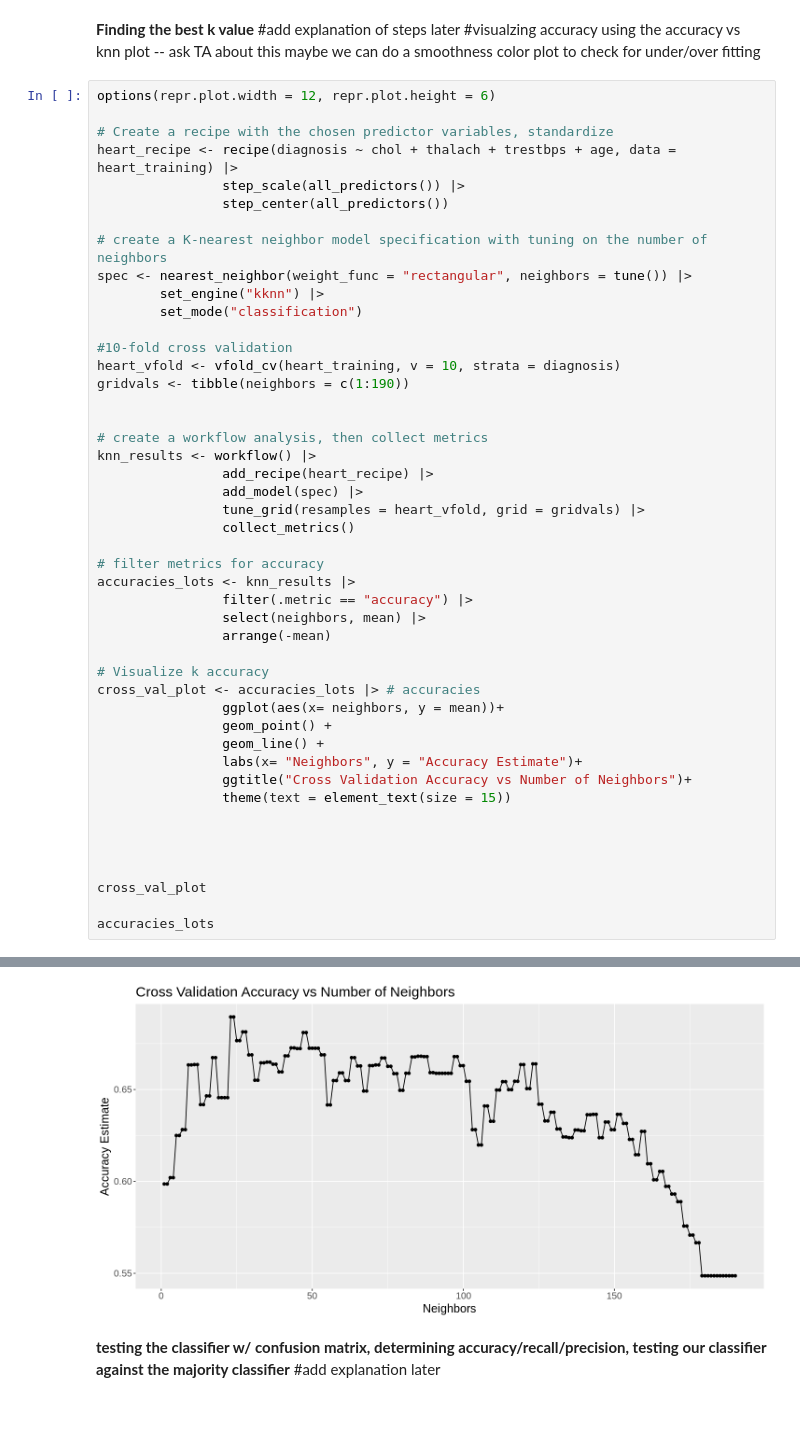
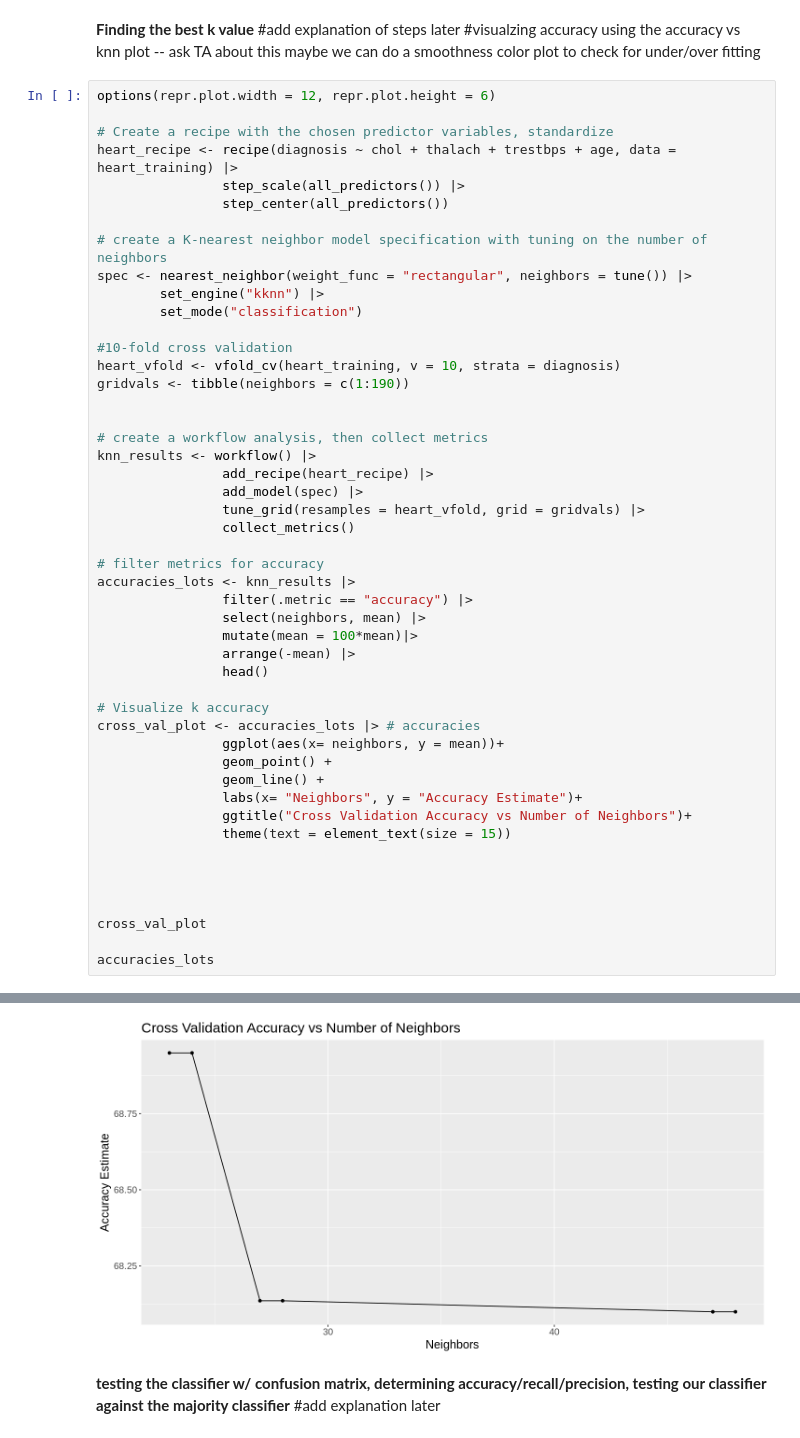
Before and after one commit to cchan70/dsci-100-project-17, a Jupyter notebook: Proposal.ipynb, the cells around one changed output, grey strips where cells are left out. Cells and saved outputs as stored; diff of their text form.

Commit message:
Changed best k graph

```diff
--- a/Proposal.ipynb
+++ b/Proposal.ipynb
@@ -278,7 +291,9 @@ knn_results <- workflow() |>
 accuracies_lots <- knn_results |>
                 filter(.metric == "accuracy") |>
                 select(neighbors, mean) |>
-                arrange(-mean)
+                mutate(mean = 100*mean)|>
+                arrange(-mean) |>
+                head()
 
 # Visualize k accuracy
 cross_val_plot <- accuracies_lots |> # accuracies
@@ -309,4 +323,4 @@ A tibble: 190 × 2
-[figure, old version]
+[figure, new version]
 # %% [markdown]
 **testing the classifier w/ confusion matrix, determining accuracy/recall/precision, testing our classifier against the majority classifier**
 #add explanation later
```
Also changed, not shown: parts of 3 cells of this notebook.
